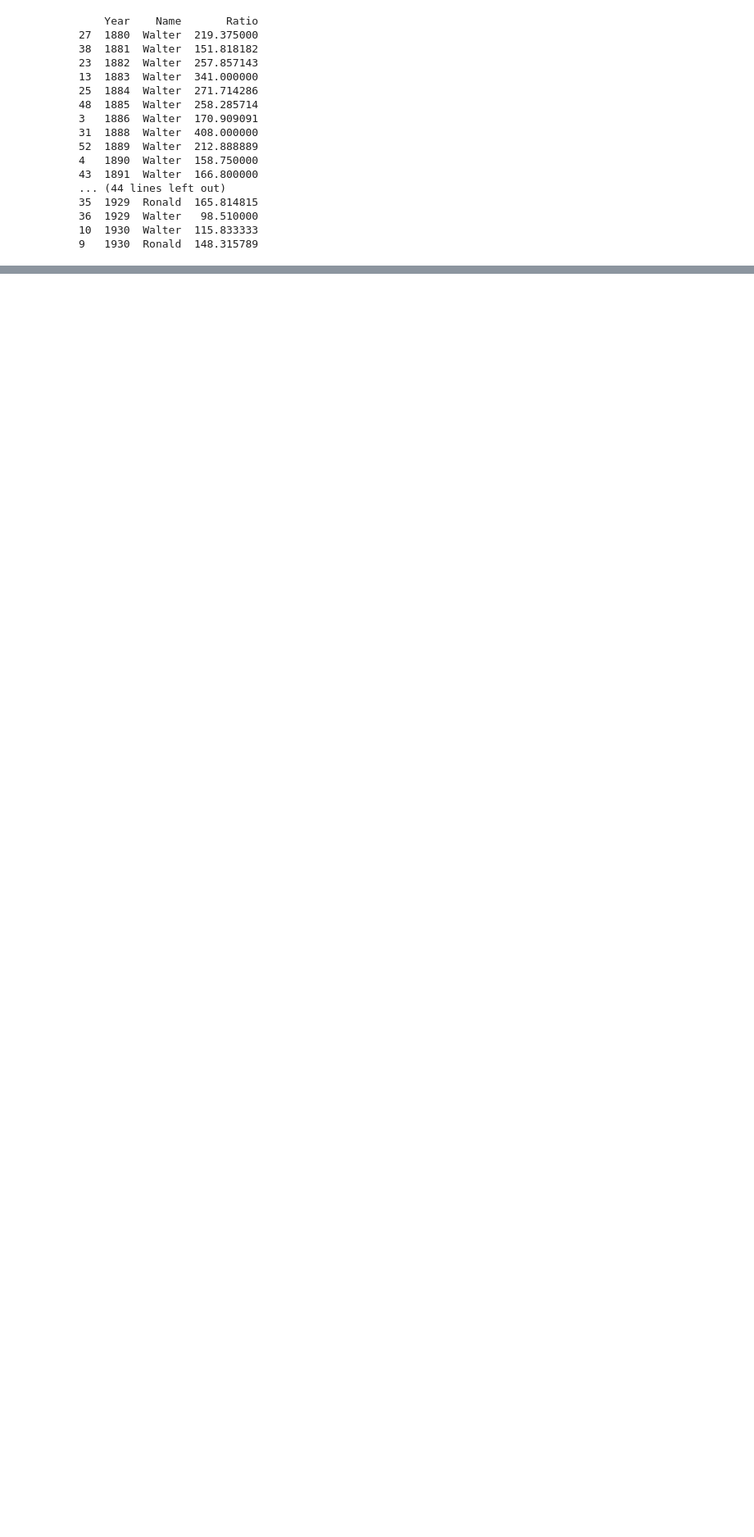
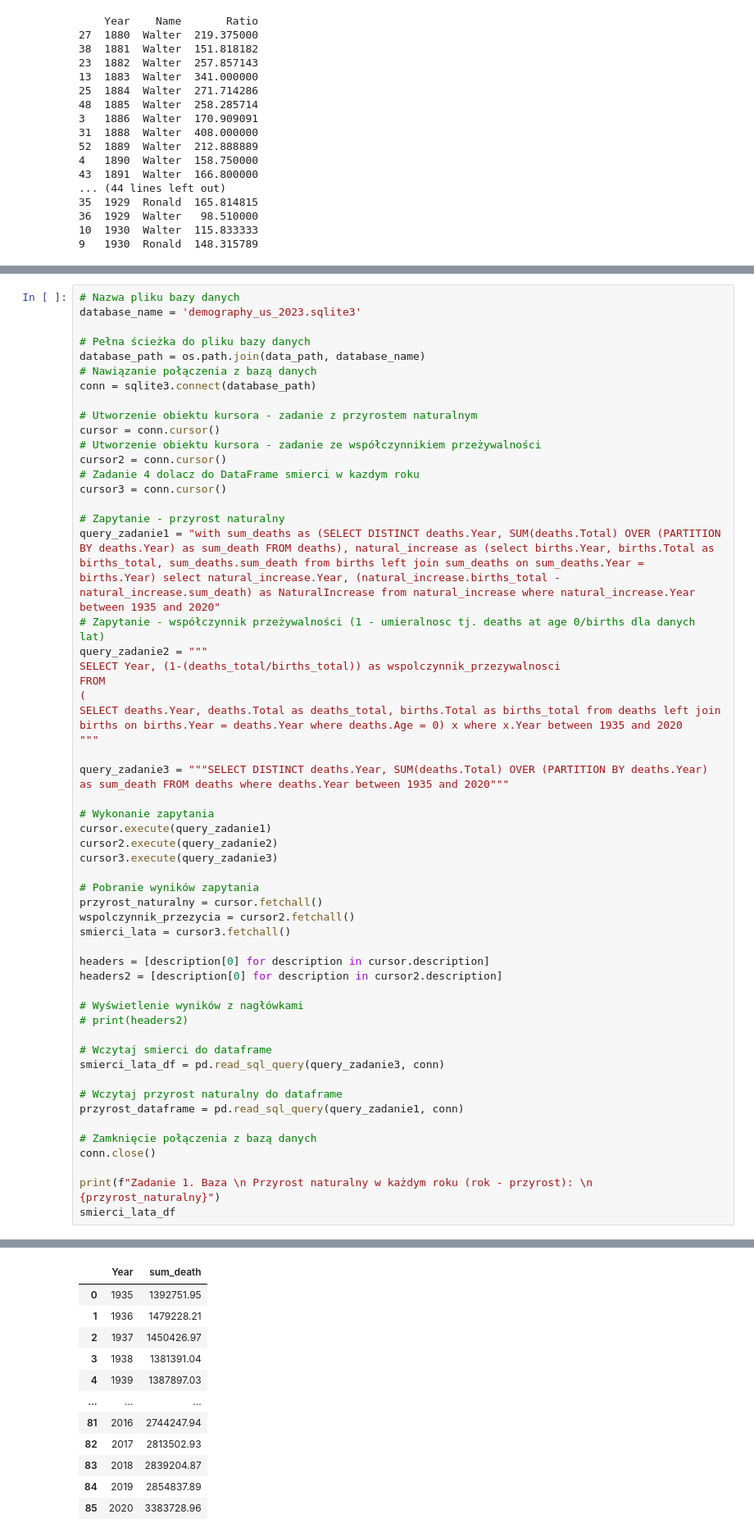
Before and after one commit to AgniechaP/EAD_project_1, a Jupyter notebook: Projekt.ipynb, the cells around one changed output, grey strips where cells are left out. Shown at 82% size. Drawn from its saved outputs; the diff is of its cells as text; blank space fills up the shorter version.

```diff
--- a/Projekt.ipynb
+++ b/Projekt.ipynb
@@ -523,0 +528,56 @@ plt.show()
+# %%
+# Nazwa pliku bazy danych
+database_name = 'demography_us_2023.sqlite3'
+
+# Pełna ścieżka do pliku bazy danych
+database_path = os.path.join(data_path, database_name)
+# Nawiązanie połączenia z bazą danych
+conn = sqlite3.connect(database_path)
+
+# Utworzenie obiektu kursora - zadanie z przyrostem naturalnym
+cursor = conn.cursor()
+# Utworzenie obiektu kursora - zadanie ze współczynnikiem przeżywalności
+cursor2 = conn.cursor()
+# Zadanie 4 dolacz do DataFrame smierci w kazdym roku
+cursor3 = conn.cursor()
+
+# Zapytanie - przyrost naturalny
+query_zadanie1 = "with sum_deaths as (SELECT DISTINCT deaths.Year, SUM(deaths.Total) OVER (PARTITION BY deaths.Year) as sum_death FROM deaths), natural_increase as (select births.Year, births.Total as births_total, sum_deaths.sum_death from births left join sum_deaths on sum_deaths.Year = births.Year) select natural_increase.Year, (natural_increase.births_total - natural_increase.sum_death) as NaturalIncrease from natural_increase where natural_increase.Year between 1935 and 2020"
+# Zapytanie - współczynnik przeżywalności (1 - umieralnosc tj. deaths at age 0/births dla danych lat)
+query_zadanie2 = """
+SELECT Year, (1-(deaths_total/births_total)) as wspolczynnik_przezywalnosci
+FROM
+(
+SELECT deaths.Year, deaths.Total as deaths_total, births.Total as births_total from deaths left join births on births.Year = deaths.Year where deaths.Age = 0) x where x.Year between 1935 and 2020
+"""
+
+query_zadanie3 = """SELECT DISTINCT deaths.Year, SUM(deaths.Total) OVER (PARTITION BY deaths.Year) as sum_death FROM deaths where deaths.Year between 1935 and 2020"""
+
+# Wykonanie zapytania
+cursor.execute(query_zadanie1)
+cursor2.execute(query_zadanie2)
+cursor3.execute(query_zadanie3)
+
+# Pobranie wyników zapytania
+przyrost_naturalny = cursor.fetchall()
+wspolczynnik_przezycia = cursor2.fetchall()
+smierci_lata = cursor3.fetchall()
+
+headers = [description[0] for description in cursor.description]
+headers2 = [description[0] for description in cursor2.description]
+
+# Wyświetlenie wyników z nagłówkami
+# print(headers2)
+
+# Wczytaj smierci do dataframe
+smierci_lata_df = pd.read_sql_query(query_zadanie3, conn)
+
+# Wczytaj przyrost naturalny do dataframe
+przyrost_dataframe = pd.read_sql_query(query_zadanie1, conn)
+
+# Zamknięcie połączenia z bazą danych
+conn.close()
+
+print(f"Zadanie 1. Baza \n Przyrost naturalny w każdym roku (rok - przyrost): \n {przyrost_naturalny}")
+smierci_lata_df
+# %% [output]
@@ -523,0 +587,12 @@ plt.show()
+|  | Year | sum_death |
+| 0 | 1935 | 1392751.95 |
+| 1 | 1936 | 1479228.21 |
+| 2 | 1937 | 1450426.97 |
+| 3 | 1938 | 1381391.04 |
+| 4 | 1939 | 1387897.03 |
+| ... | ... | ... |
+| 81 | 2016 | 2744247.94 |
+| 82 | 2017 | 2813502.93 |
+| 83 | 2018 | 2839204.87 |
+| 84 | 2019 | 2854837.89 |
+| 85 | 2020 | 3383728.96 |
```
Also changed, not shown: parts of 8 cells of this notebook, 1 other file.
